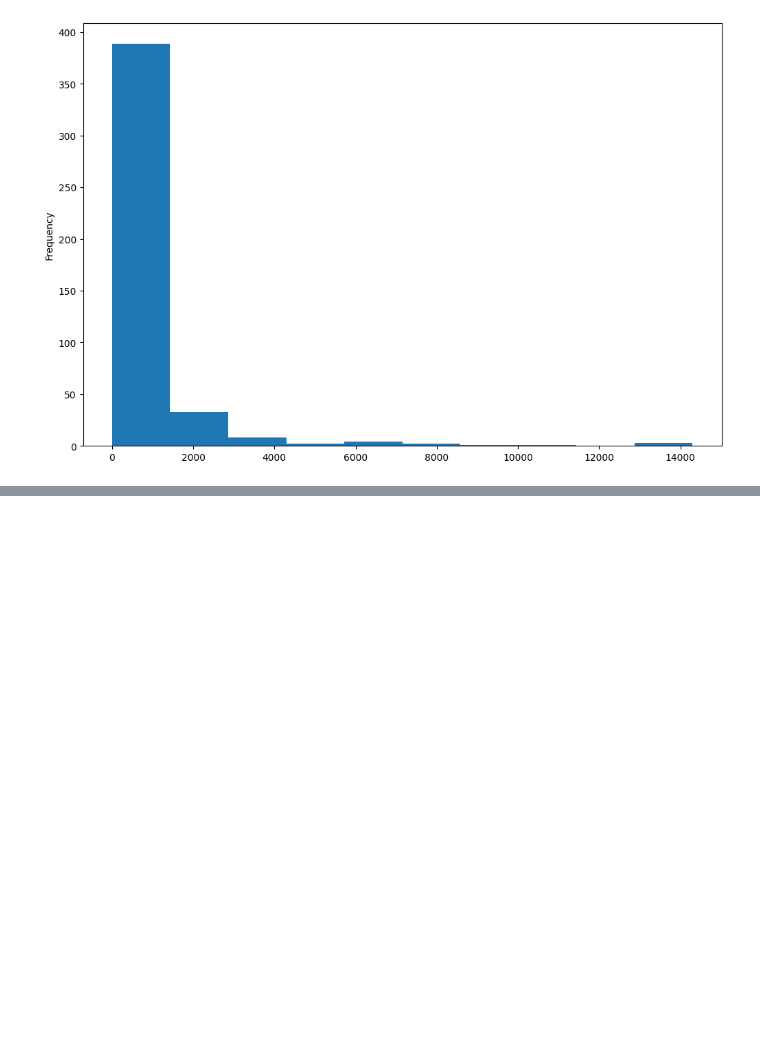
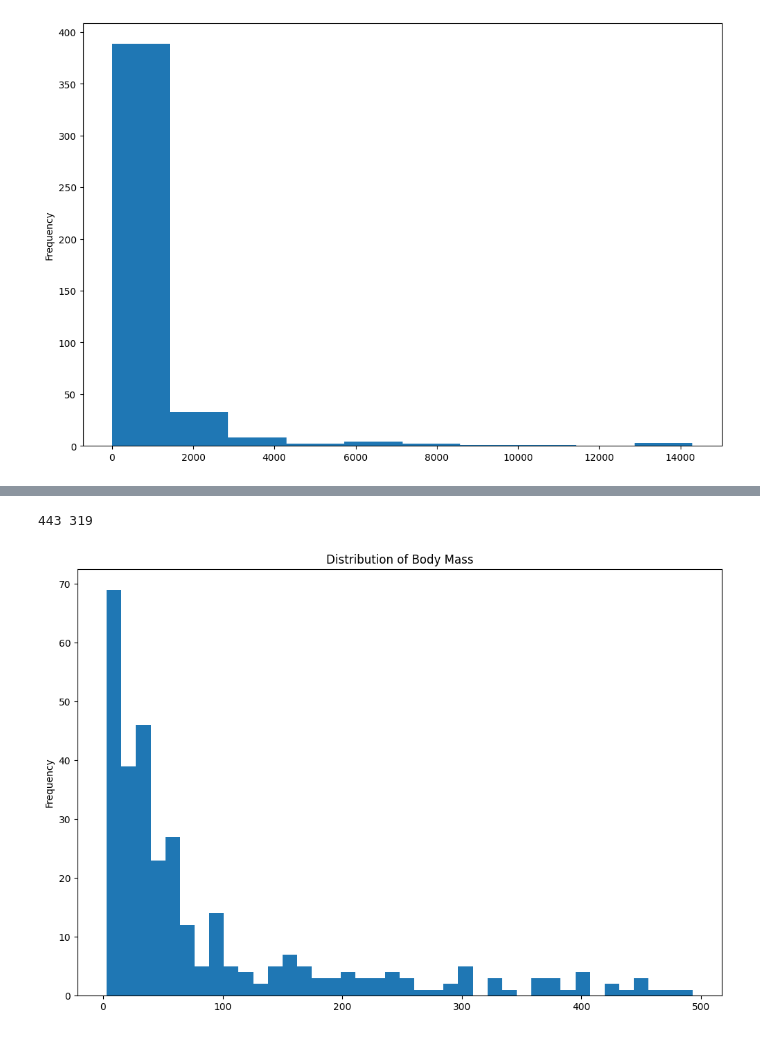
Before and after one commit to HABUDANHAYABK/ArewaDS-Machine-Learning, a Jupyter notebook: Data-Visualizations/Visualization-quantities/notebook.ipynb, the cells around one changed output, grey strips where cells are left out. Drawn from its saved outputs; the diff is of its cells as text; code cells hidden in the pictures; blank space fills up the shorter version.

```diff
--- a/Data-Visualizations/Visualization-quantities/notebook.ipynb
+++ b/Data-Visualizations/Visualization-quantities/notebook.ipynb
@@ -60,0 +71,11 @@ plt.show()
+# %%
+filteredbirds = birds[(birds['MaxBodyMass'] > 1) & (birds["MaxBodyMass"] < 500)]
+print(len(birds), len(filteredbirds))
+
+filteredbirds['MaxBodyMass'].plot(kind ='hist', bins = 40, figsize=((12, 8)))
+plt.title("Distribution of Body Mass")
+
+plt.show()
+# %% [output]
+443 319
+[figure, added]
```
Also changed, not shown: parts of 1 cell of this notebook.
